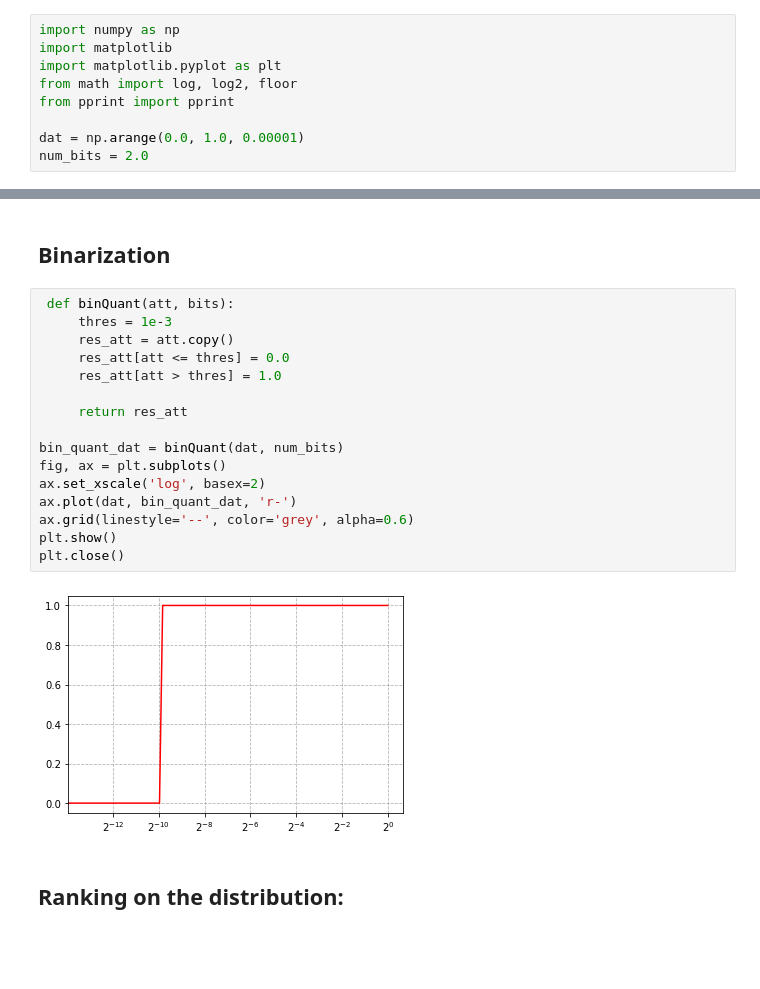
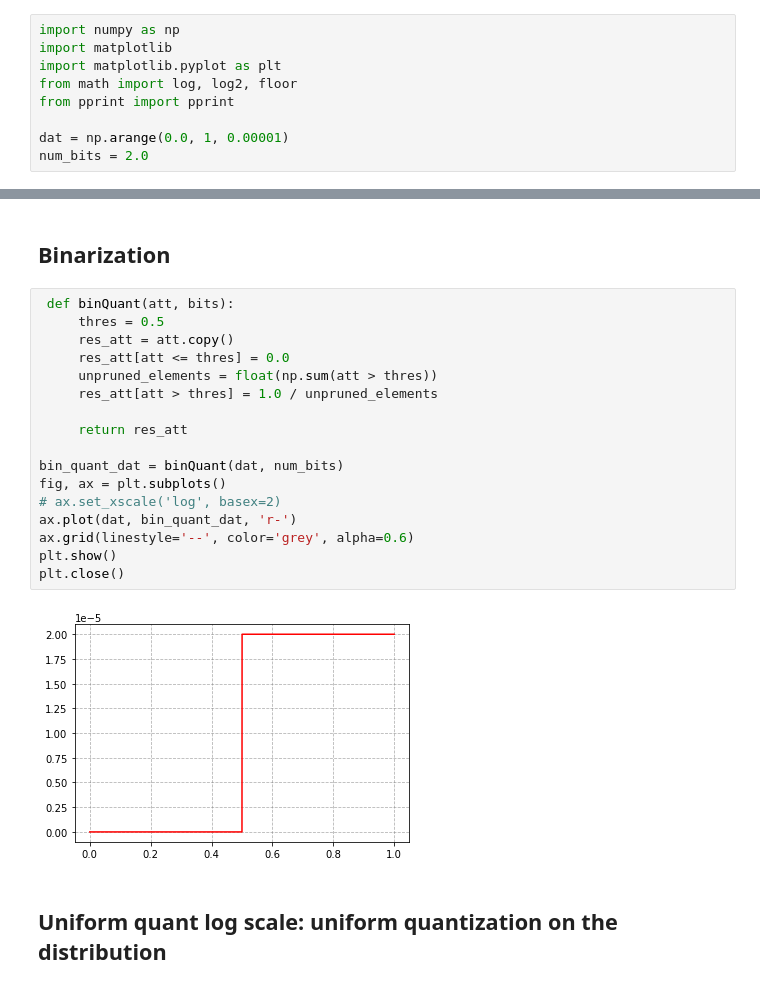
Before and after one commit to StonyBrookNLP/spiqa, a Jupyter notebook: quant_method_explain.ipynb, the cells around one changed output, grey strips where cells are left out. Saved outputs shown, nothing was run; the diff lists cells and outputs as text; blank space fills up the shorter version.

```diff
--- a/quant_method_explain.ipynb
+++ b/quant_method_explain.ipynb
@@ -5,6 +5,6 @@ import matplotlib.pyplot as plt
 from math import log, log2, floor
 from pprint import pprint
 
-dat = np.arange(0.0, 1.0, 0.00001)
+dat = np.arange(0.0, 1, 0.00001)
 num_bits = 2.0
 # %% [markdown]
@@ -66,21 +122,22 @@ plt.close()
 ## Binarization
 # %%
  def binQuant(att, bits):
-     thres = 1e-3
+     thres = 0.5
      res_att = att.copy()
      res_att[att <= thres] = 0.0
-     res_att[att > thres] = 1.0
+     unpruned_elements = float(np.sum(att > thres))
+     res_att[att > thres] = 1.0 / unpruned_elements
 
      return res_att
 
 bin_quant_dat = binQuant(dat, num_bits)
 fig, ax = plt.subplots()
-ax.set_xscale('log', basex=2)
+# ax.set_xscale('log', basex=2)
 ax.plot(dat, bin_quant_dat, 'r-')
 ax.grid(linestyle='--', color='grey', alpha=0.6)
 plt.show()
 plt.close()
 # %% [output]
-[figure, old version]
+[figure, new version]
 # %% [markdown]
-## Ranking on the distribution:
+## Uniform quant log scale: uniform quantization on the distribution
```
Also changed, not shown: parts of 11 cells of this notebook, 4 other files.
